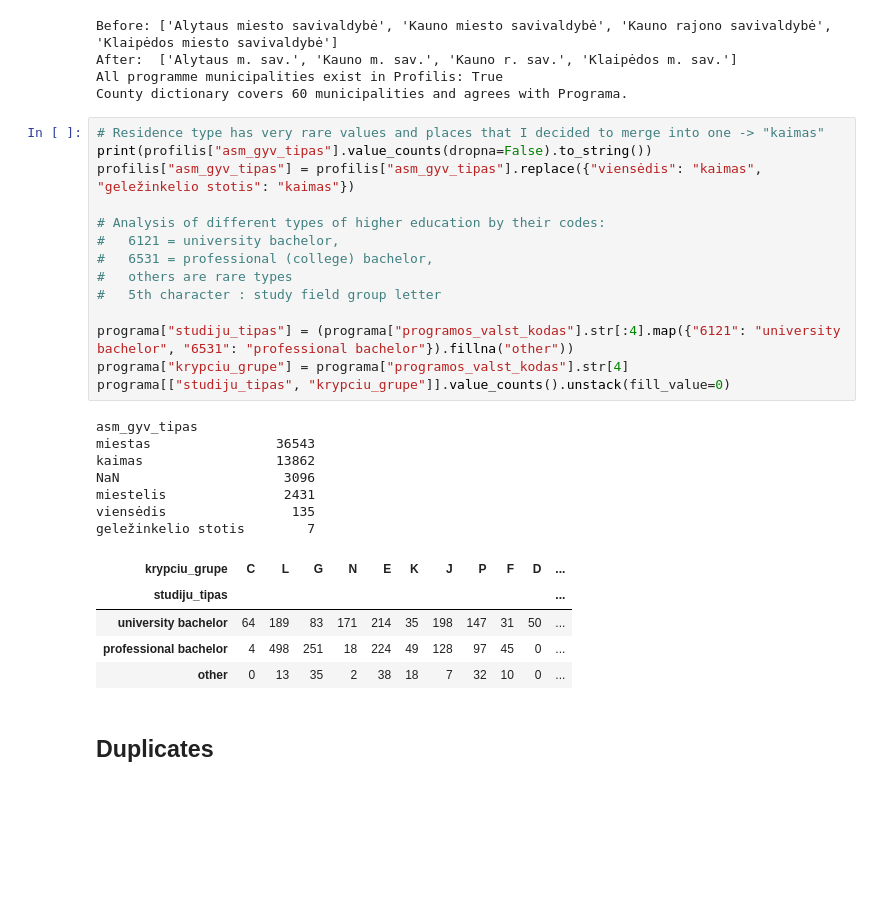
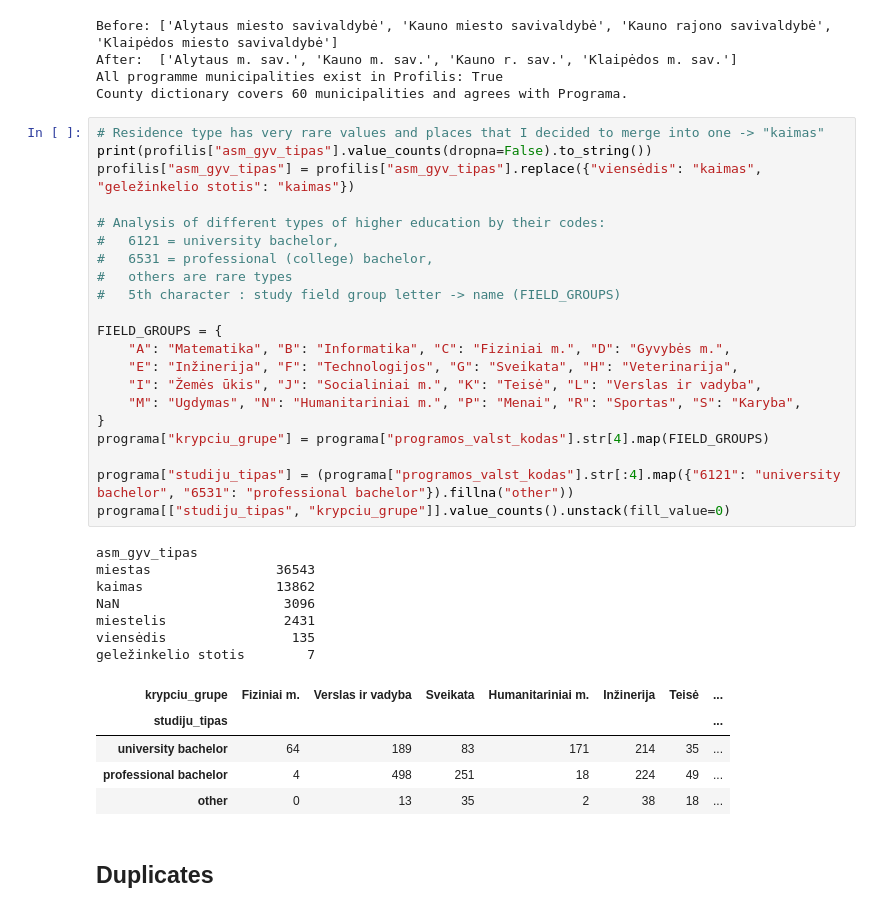
Before and after one commit to AxOxS/enrolmentPrediction, a Jupyter notebook: Individual_project.ipynb, the cells around one changed output. Saved outputs shown, nothing was run; the diff lists cells and outputs as text; blank space fills up the shorter version.

```diff
--- a/Individual_project.ipynb
+++ b/Individual_project.ipynb
@@ -259,30 +287,37 @@ County dictionary covers 60 municipalities and agrees with Programa.
 # %%
 # Residence type has very rare values and places that I decided to merge into one -> "kaimas"
 print(profilis["asm_gyv_tipas"].value_counts(dropna=False).to_string())
 profilis["asm_gyv_tipas"] = profilis["asm_gyv_tipas"].replace({"viensėdis": "kaimas", "geležinkelio stotis": "kaimas"})
 
 # Analysis of different types of higher education by their codes:
 #   6121 = university bachelor,
 #   6531 = professional (college) bachelor,
 #   others are rare types
-#   5th character : study field group letter
+#   5th character : study field group letter -> name (FIELD_GROUPS)
+
+FIELD_GROUPS = {
+    "A": "Matematika", "B": "Informatika", "C": "Fiziniai m.", "D": "Gyvybės m.",
+    "E": "Inžinerija", "F": "Technologijos", "G": "Sveikata", "H": "Veterinarija",
+    "I": "Žemės ūkis", "J": "Socialiniai m.", "K": "Teisė", "L": "Verslas ir vadyba",
+    "M": "Ugdymas", "N": "Humanitariniai m.", "P": "Menai", "R": "Sportas", "S": "Karyba",
+}
+programa["krypciu_grupe"] = programa["programos_valst_kodas"].str[4].map(FIELD_GROUPS)
 
 programa["studiju_tipas"] = (programa["programos_valst_kodas"].str[:4].map({"6121": "university bachelor", "6531": "professional bachelor"}).fillna("other"))
-programa["krypciu_grupe"] = programa["programos_valst_kodas"].str[4]
 programa[["studiju_tipas", "krypciu_grupe"]].value_counts().unstack(fill_value=0)
 # %% [output]
 asm_gyv_tipas
 miestas                36543
 kaimas                 13862
 NaN                     3096
 miestelis               2431
 viensėdis                135
 geležinkelio stotis        7
-| krypciu_grupe | C | L | G | N | E | K | J | P | F | D | ... |
-| studiju_tipas |  |  |  |  |  |  |  |  |  |  | ... |
-| university bachelor | 64 | 189 | 83 | 171 | 214 | 35 | 198 | 147 | 31 | 50 | ... |
-| professional bachelor | 4 | 498 | 251 | 18 | 224 | 49 | 128 | 97 | 45 | 0 | ... |
-| other | 0 | 13 | 35 | 2 | 38 | 18 | 7 | 32 | 10 | 0 | ... |
+| krypciu_grupe | Fiziniai m. | Verslas ir vadyba | Sveikata | Humanitariniai m. | Inžinerija | Teisė | ... |
+| studiju_tipas |  |  |  |  |  |  | ... |
+| university bachelor | 64 | 189 | 83 | 171 | 214 | 35 | ... |
+| professional bachelor | 4 | 498 | 251 | 18 | 224 | 49 | ... |
+| other | 0 | 13 | 35 | 2 | 38 | 18 | ... |
 # %% [markdown]
 ## Duplicates
 # %%
```
Also changed, not shown: parts of 39 cells of this notebook, 2 other files.
